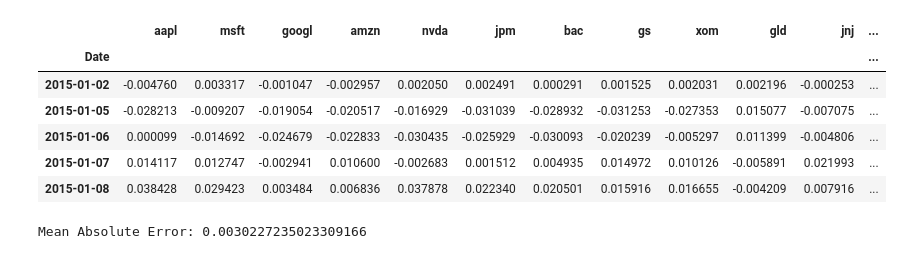
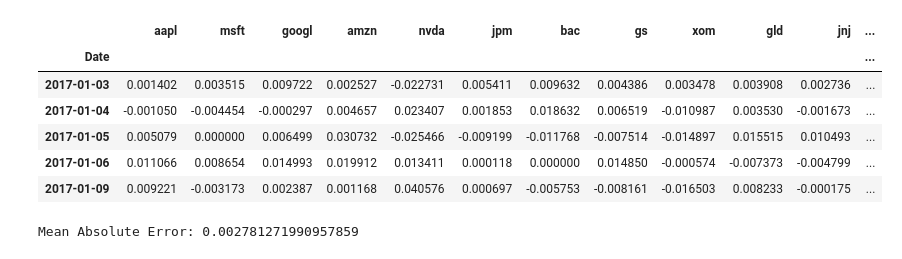
Before and after one commit to MariaNowacka/ml_project, a Jupyter notebook: ML_methods.ipynb, the cells around one changed output. Saved outputs shown, nothing was run; the diff lists cells and outputs as text; code cells hidden in the pictures.

```diff
--- a/ML_methods.ipynb
+++ b/ML_methods.ipynb
@@ -26,7 +32,7 @@ df = combined_df.copy()
 df["spy"] = sp500_df["Close"]
 # %%
 df = df.sort_index()
-start_date = '2015-01-01'
+start_date = '2017-01-01'
 df = df.loc[start_date:]
 df.head()
 # %% [output]
@@ -40,29 +46,29 @@ df.head()
 # %%
 returns_df = df[core_stocks].pct_change()
 returns_df['spy'] = df['spy'].pct_change().shift(-1)
-returns_df = returns_df.loc["2015-01-02":]
+returns_df = returns_df.loc["2017-01-02":]
 returns_df = returns_df.dropna()
 returns_df.head()
 # %% [output]
 |  | aapl | msft | googl | amzn | nvda | jpm | bac | gs | xom | gld | jnj | ... |
 | Date |  |  |  |  |  |  |  |  |  |  |  | ... |
-| 2015-01-02 | -0.004760 | 0.003317 | -0.001047 | -0.002957 | 0.002050 | 0.002491 | 0.000291 | 0.001525 | 0.002031 | 0.002196 | -0.000253 | ... |
-| 2015-01-05 | -0.028213 | -0.009207 | -0.019054 | -0.020517 | -0.016929 | -0.031039 | -0.028932 | -0.031253 | -0.027353 | 0.015077 | -0.007075 | ... |
-| 2015-01-06 | 0.000099 | -0.014692 | -0.024679 | -0.022833 | -0.030435 | -0.025929 | -0.030093 | -0.020239 | -0.005297 | 0.011399 | -0.004806 | ... |
-| 2015-01-07 | 0.014117 | 0.012747 | -0.002941 | 0.010600 | -0.002683 | 0.001512 | 0.004935 | 0.014972 | 0.010126 | -0.005891 | 0.021993 | ... |
-| 2015-01-08 | 0.038428 | 0.029423 | 0.003484 | 0.006836 | 0.037878 | 0.022340 | 0.020501 | 0.015916 | 0.016655 | -0.004209 | 0.007916 | ... |
+| 2017-01-03 | 0.001402 | 0.003515 | 0.009722 | 0.002527 | -0.022731 | 0.005411 | 0.009632 | 0.004386 | 0.003478 | 0.003908 | 0.002736 | ... |
+| 2017-01-04 | -0.001050 | -0.004454 | -0.000297 | 0.004657 | 0.023407 | 0.001853 | 0.018632 | 0.006519 | -0.010987 | 0.003530 | -0.001673 | ... |
+| 2017-01-05 | 0.005079 | 0.000000 | 0.006499 | 0.030732 | -0.025466 | -0.009199 | -0.011768 | -0.007514 | -0.014897 | 0.015515 | 0.010493 | ... |
+| 2017-01-06 | 0.011066 | 0.008654 | 0.014993 | 0.019912 | 0.013411 | 0.000118 | 0.000000 | 0.014850 | -0.000574 | -0.007373 | -0.004799 | ... |
+| 2017-01-09 | 0.009221 | -0.003173 | 0.002387 | 0.001168 | 0.040576 | 0.000697 | -0.005753 | -0.008161 | -0.016503 | 0.008233 | -0.000175 | ... |
 # %%
 X = returns_df[core_stocks]
 y = returns_df["spy"]
-
 X_train, X_test, y_train, y_test = train_test_split(X, y, test_size = 0.2, shuffle = False)
-model = xgb.XGBRegressor(n_estimators = 100, learning_rate = 0.05, max_depth = 3, random_state = 42)
-model.fit(X_train, y_train)
-y_pred = model.predict(X_test)
-mae = mean_absolute_error(y_test, y_pred)
-print(f"Mean Absolute Error: {mae}")
-# %% [output]
-Mean Absolute Error: 0.0030227235023309166
+# %%
+model = xgb.XGBRegressor(n_estimators = 100, learning_rate = 0.05, max_depth = 3, random_state = 42)
+model.fit(X_train, y_train)
+y_pred = model.predict(X_test)
+mae = mean_absolute_error(y_test, y_pred)
+print(f"Mean Absolute Error: {mae}")
+# %% [output]
+Mean Absolute Error: 0.002781271990957859
 # %%
 plt.figure(figsize=(14, 6))
 last_days = 100
```
Also changed, not shown: parts of 9 cells of this notebook.
